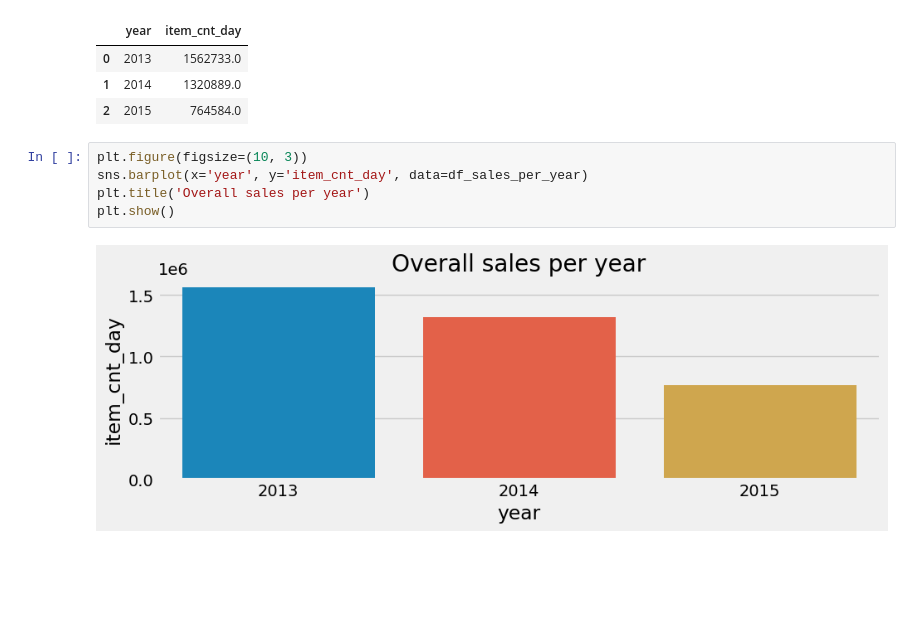
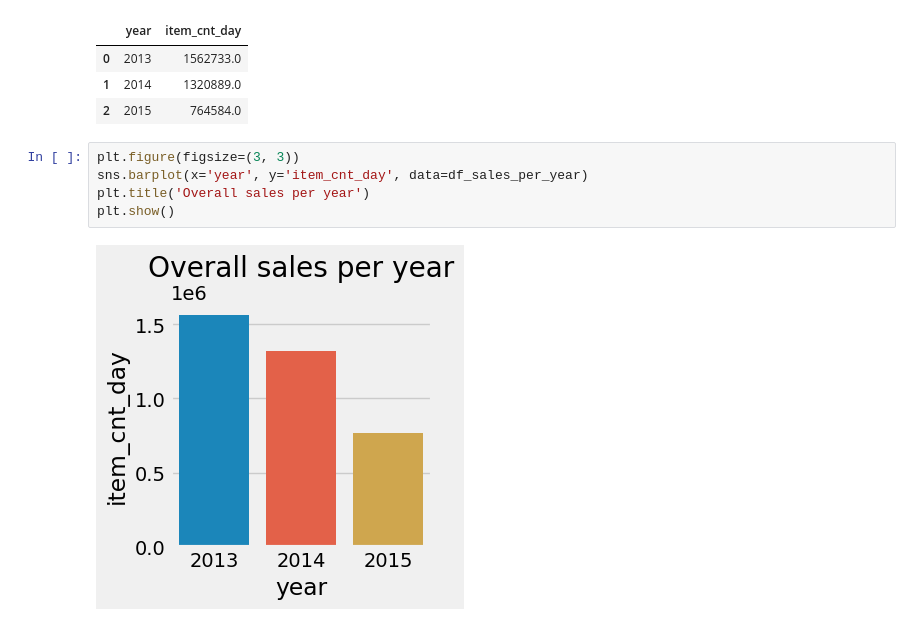
Before and after one commit to surya-parthipan/Predict-Future-Sales---Kaggle, a Jupyter notebook: Sales_data_explanatory_analysis.ipynb, the cells around one changed output. Drawn from its saved outputs; the diff is of its cells as text; blank space fills up the shorter version.

```diff
--- a/Time_Series_Forcast.ipynb
+++ b/Sales_data_explanatory_analysis.ipynb
@@ -427,9 +427,9 @@ df_sales_per_year.head()
 | 1 | 2014 | 1320889.0 |
 | 2 | 2015 | 764584.0 |
 # %%
-plt.figure(figsize=(10, 3))
+plt.figure(figsize=(3, 3))
 sns.barplot(x='year', y='item_cnt_day', data=df_sales_per_year)
 plt.title('Overall sales per year')
 plt.show()
 # %% [output]
-[figure, old version]
+[figure, new version]
```
